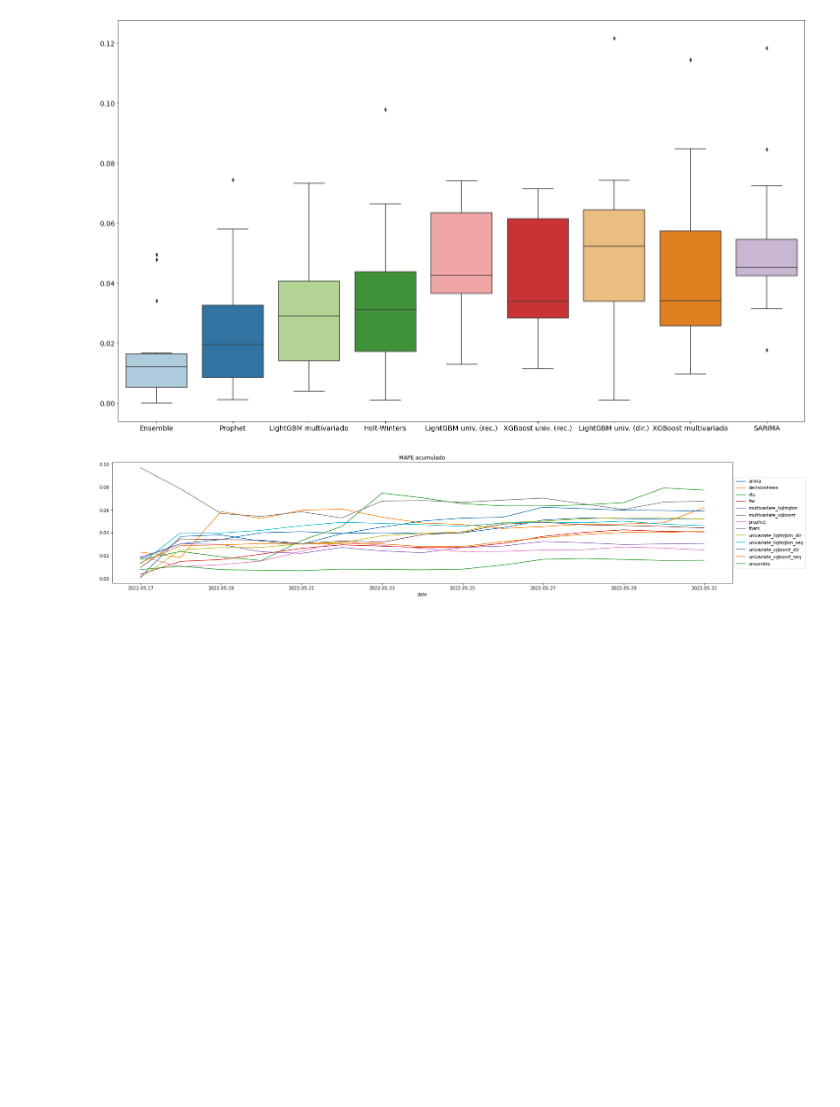
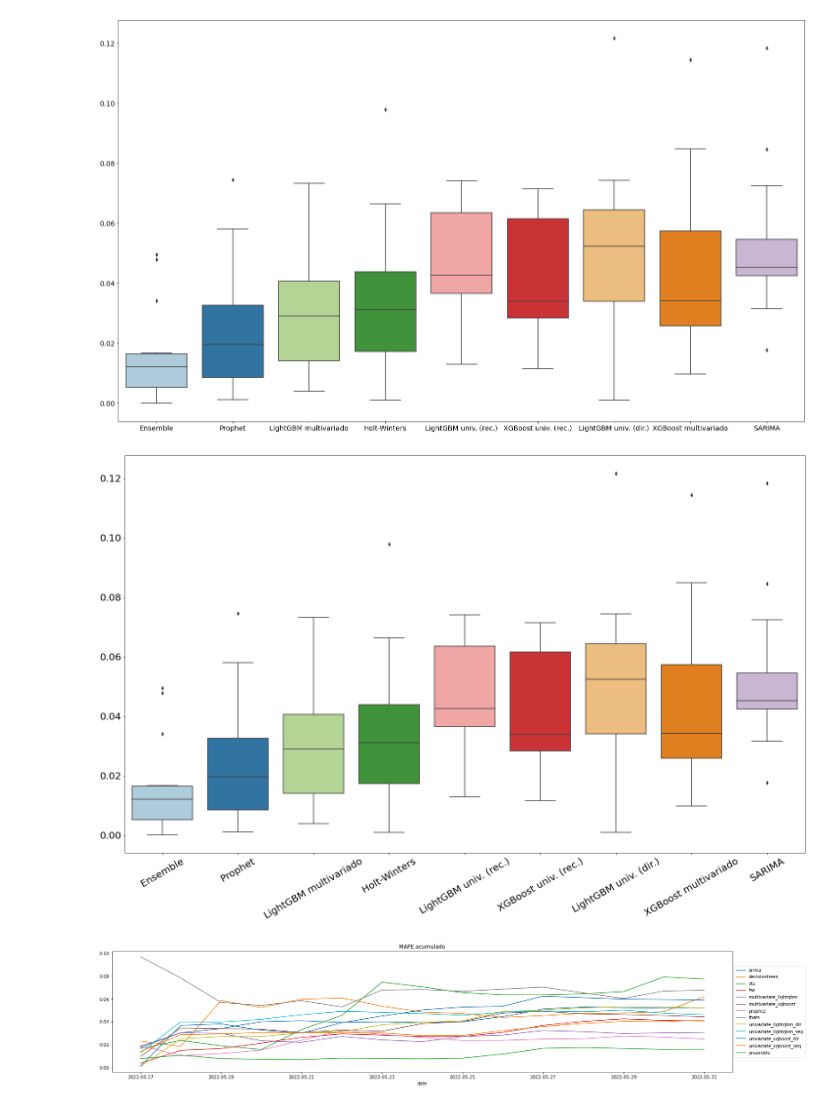
Before and after one commit to matheus-vizzotto/projecao_demanda_eletrica, a Jupyter notebook: models/forecasts/compare_fcs.ipynb, the cells around one changed output. Saved outputs shown, nothing was run; the diff lists cells and outputs as text; code cells hidden in the pictures; blank space fills up the shorter version.

```diff
--- a/models/forecasts/compare_fcs.ipynb
+++ b/models/forecasts/compare_fcs.ipynb
@@ -370,6 +369,19 @@ b.tick_params(labelsize=14)
 plt.show()
 # %% [output]
 [figure]
+# %%
+plt.figure()
+df_sorted.rename(format_cols, axis=1, inplace = True)
+colors = ['b', 'y', 'm', 'c', 'g', 'b', 'r', 'k', ]
+#df_sorted.iloc[:, :9].boxplot(grid = False, color=colors)
+b = sns.boxplot(data=df_sorted.iloc[:, :9], palette='Paired')
+b.tick_params(labelsize=20)
+b.set_xticklabels(b.get_xticklabels(),rotation=30)
+#plt.title(f"ERRO ABSOLUTO PERCENTUAL / {date_init} a {date_end}")
+
+plt.show()
+# %% [output]
+[figure, added]
 # %%
 acc_mape_list = []
 
```
Also changed, not shown: parts of 4 cells of this notebook, 14 other files.
